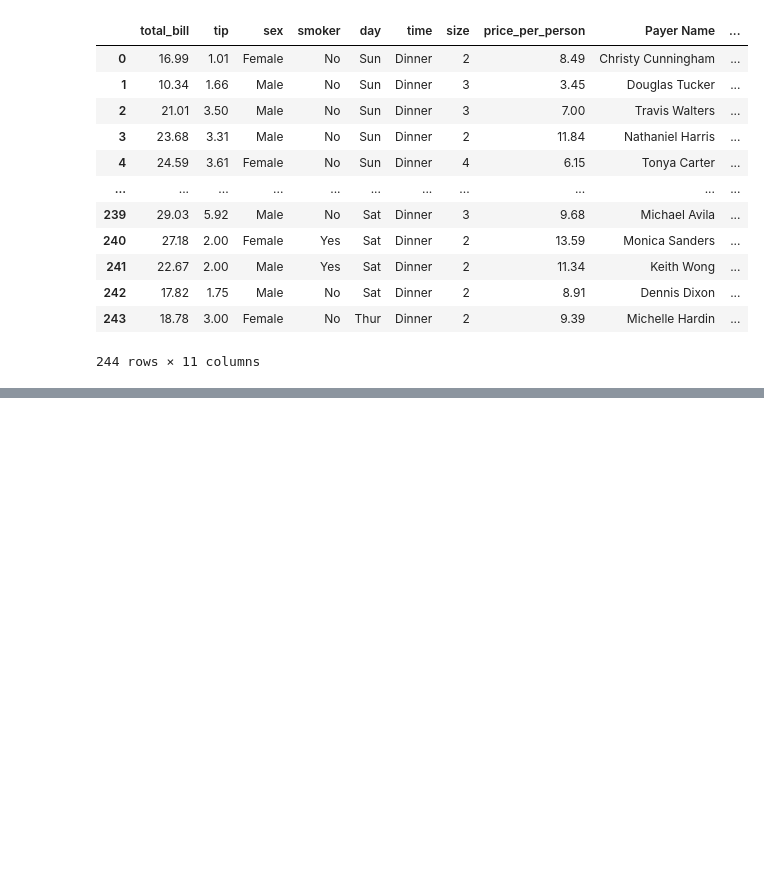
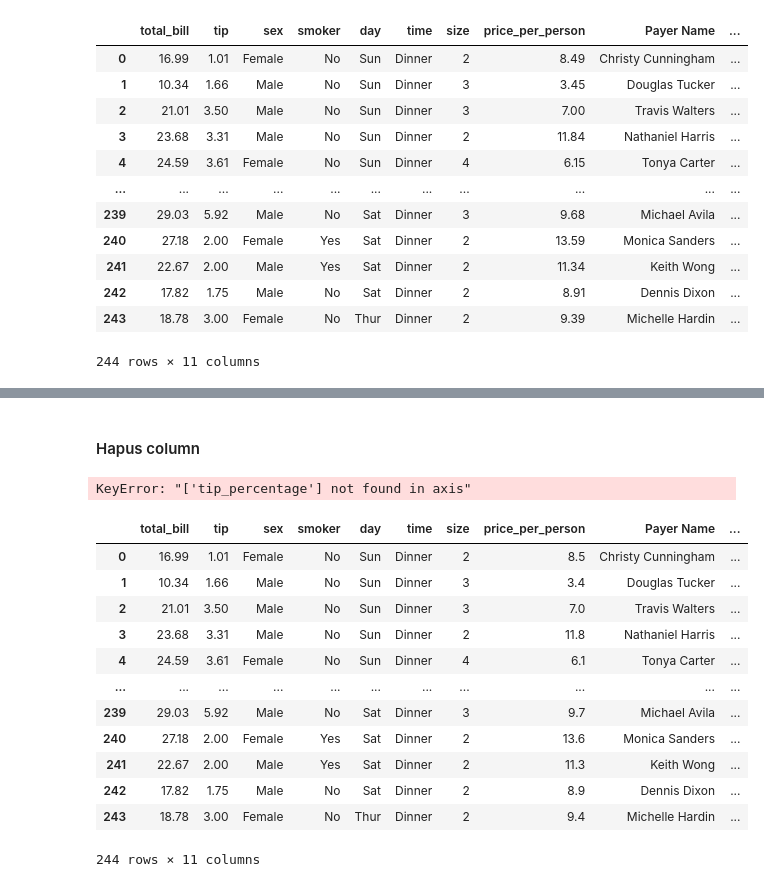
Before and after one commit to calvinlinardy/My-Python-Learning, a Jupyter notebook: Jupyter Notebook/Udemy Study/Pandas.ipynb, the cells around one changed output, grey strips where cells are left out. Cells and saved outputs as stored; diff of their text form; code cells hidden in the pictures; blank space fills up the shorter version.

```diff
--- a/Jupyter Notebook/Udemy Study/Pandas.ipynb
+++ b/Jupyter Notebook/Udemy Study/Pandas.ipynb
@@ -296,0 +462,2 @@ df
+# %%
+df['tip_percentage'] = 100 * df['tip'] / df['total_bill']
@@ -296,0 +493,2 @@ df
+# %%
+df['price_per_person'] = df['total_bill'] / df['size']
@@ -296,0 +518,2 @@ df
+# %%
+df['price_per_person'] = np.round(df['total_bill'] / df['size'],1)
@@ -296,0 +530,30 @@ df
+# %% [markdown]
+#### Hapus column
+# %%
+# kita coba hapus col yg tadi kita buat (tip_percentage)
+df.drop("tip_percentage")
+
+# ERROR karena tip_percentage itu column
+# Defaultnya dia itu axis=0 atau row
+# Di row ga ketemu tip_percentage jadi error
+# %% [output]
+KeyError: "['tip_percentage'] not found in axis"
+# %%
+df.drop('tip_percentage',axis=1)
+# jadi 11 columns
+# ini baru bener dan tip_percentage ilang
+# tapi ini ga mengubah dataframe aslinya
+# %% [output]
+|  | total_bill | tip | sex | smoker | day | time | size | price_per_person | Payer Name | ... |
+| 0 | 16.99 | 1.01 | Female | No | Sun | Dinner | 2 | 8.5 | Christy Cunningham | ... |
+| 1 | 10.34 | 1.66 | Male | No | Sun | Dinner | 3 | 3.4 | Douglas Tucker | ... |
+| 2 | 21.01 | 3.50 | Male | No | Sun | Dinner | 3 | 7.0 | Travis Walters | ... |
+| 3 | 23.68 | 3.31 | Male | No | Sun | Dinner | 2 | 11.8 | Nathaniel Harris | ... |
+| 4 | 24.59 | 3.61 | Female | No | Sun | Dinner | 4 | 6.1 | Tonya Carter | ... |
+| ... | ... | ... | ... | ... | ... | ... | ... | ... | ... | ... |
+| 239 | 29.03 | 5.92 | Male | No | Sat | Dinner | 3 | 9.7 | Michael Avila | ... |
+| 240 | 27.18 | 2.00 | Female | Yes | Sat | Dinner | 2 | 13.6 | Monica Sanders | ... |
+| 241 | 22.67 | 2.00 | Male | Yes | Sat | Dinner | 2 | 11.3 | Keith Wong | ... |
+| 242 | 17.82 | 1.75 | Male | No | Sat | Dinner | 2 | 8.9 | Dennis Dixon | ... |
+| 243 | 18.78 | 3.00 | Female | No | Thur | Dinner | 2 | 9.4 | Michelle Hardin | ... |
+244 rows × 11 columns
```
Also changed, not shown: parts of 27 cells of this notebook.
